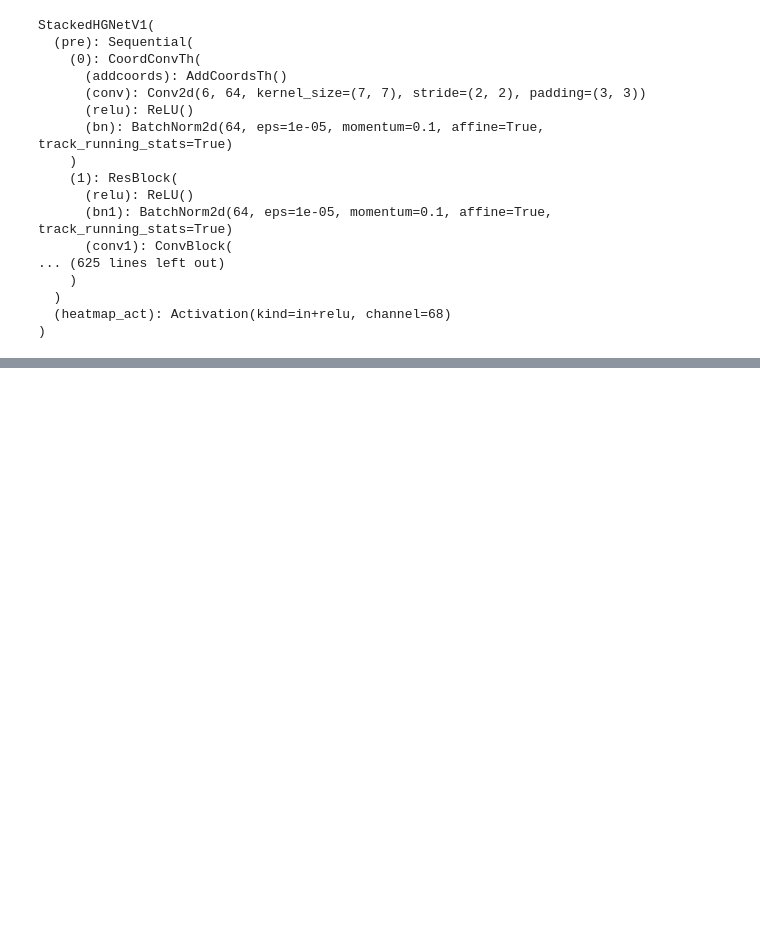
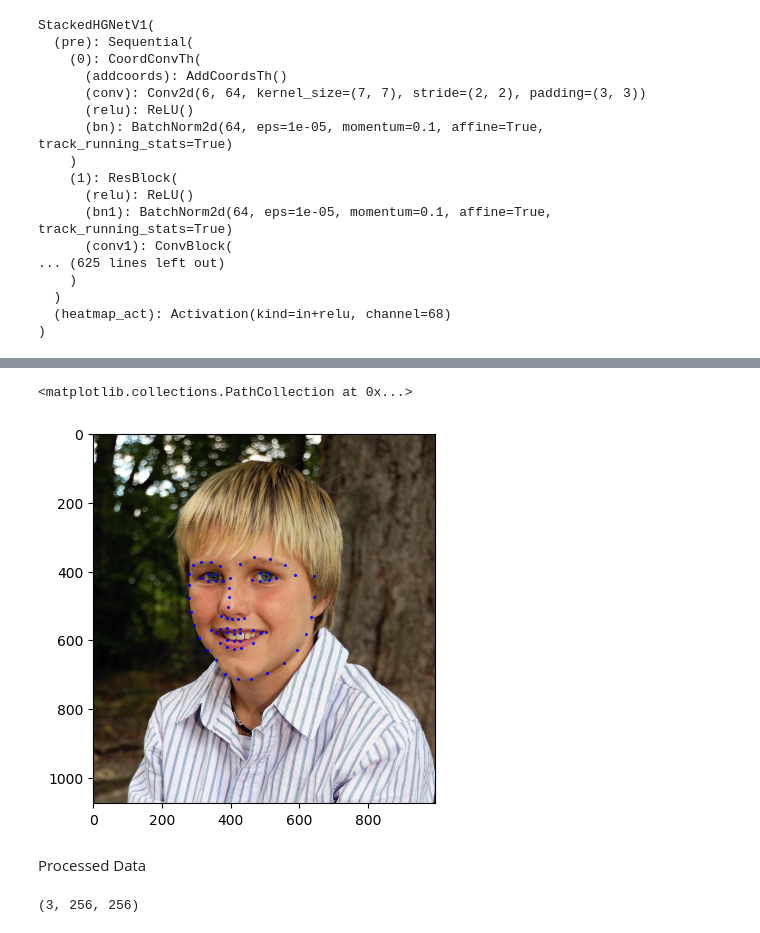
Before and after one commit to haogeh/STAR, a Jupyter notebook: test.ipynb, the cells around one changed output, grey strips where cells are left out. Cells and saved outputs as stored; diff of their text form; code cells hidden in the pictures; blank space fills up the shorter version.

Commit message:
FEAT: visualization of augmented data

```diff
--- a/test.ipynb
+++ b/test.ipynb
@@ -84,0 +101,25 @@ loader = get_dataloader(data_config, data_type='train', world_rank=0, world_size
+# %%
+line = train_label[train_label.iloc[:,0].apply(lambda x: re.search(r'2838782176_1\.jpg',x)!=None)].iloc[0]
+# %%
+def get_label(line):
+    image_path = line[0]
+    landmarks_5pts = line[1]
+    landmarks_5pts = np.array(list(map(float, landmarks_5pts.split(","))), dtype=np.float32).reshape(5, 2)
+    landmarks_target = line[2]
+    landmarks_target = np.array(list(map(float, landmarks_target.split(","))), dtype=np.float32).reshape(
+        data_config.classes_num[0], 2)
+    scale = float(line[3])
+    center_w, center_h = float(line[4]), float(line[5])
+    return image_path,landmarks_5pts,landmarks_target,scale,center_w,center_h
+# %%
+image_path,landmarks_5pts,landmarks_target,scale,center_w,center_h = get_label(line)
+# %%
+img = cv2.imread(image_path.replace('rawImages','pub_dataset/300W'), cv2.IMREAD_COLOR)
+# %%
+plt.imshow(cv2.cvtColor(img, cv2.COLOR_BGR2RGB))
+plt.scatter(landmarks_target[:,0], landmarks_target[:,1], s=5, marker='.', c='b')
+# %% [output]
+<matplotlib.collections.PathCollection at 0x...>
+[figure, added]
+# %% [markdown]
+Processed Data
@@ -84,0 +138,13 @@ loader = get_dataloader(data_config, data_type='train', world_rank=0, world_size
+# %%
+i = 2
+print(sample['data'][i].numpy().shape)
+img = sample['data'][i]
+len(sample['label']) # landmarks, heatmap, edgemap
+landmarks, heatmaps, edgemaps = sample['label']
+landmark = landmarks[i]
+heatmap = heatmaps[i]
+edgemap = edgemaps[i]
+matrixs = sample['matrix']
+matrix = matrixs[i]
+# %% [output]
+(3, 256, 256)
```
Also changed, not shown: parts of 12 cells of this notebook.
